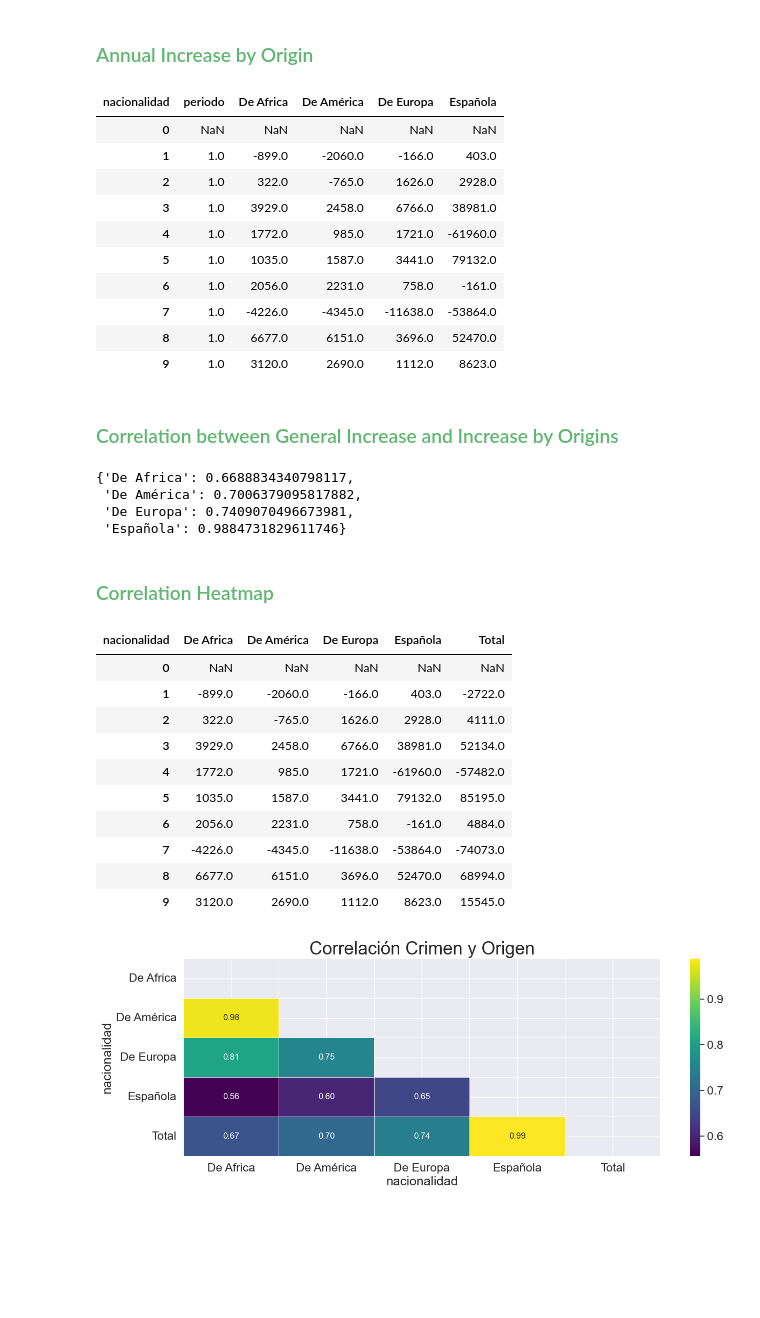
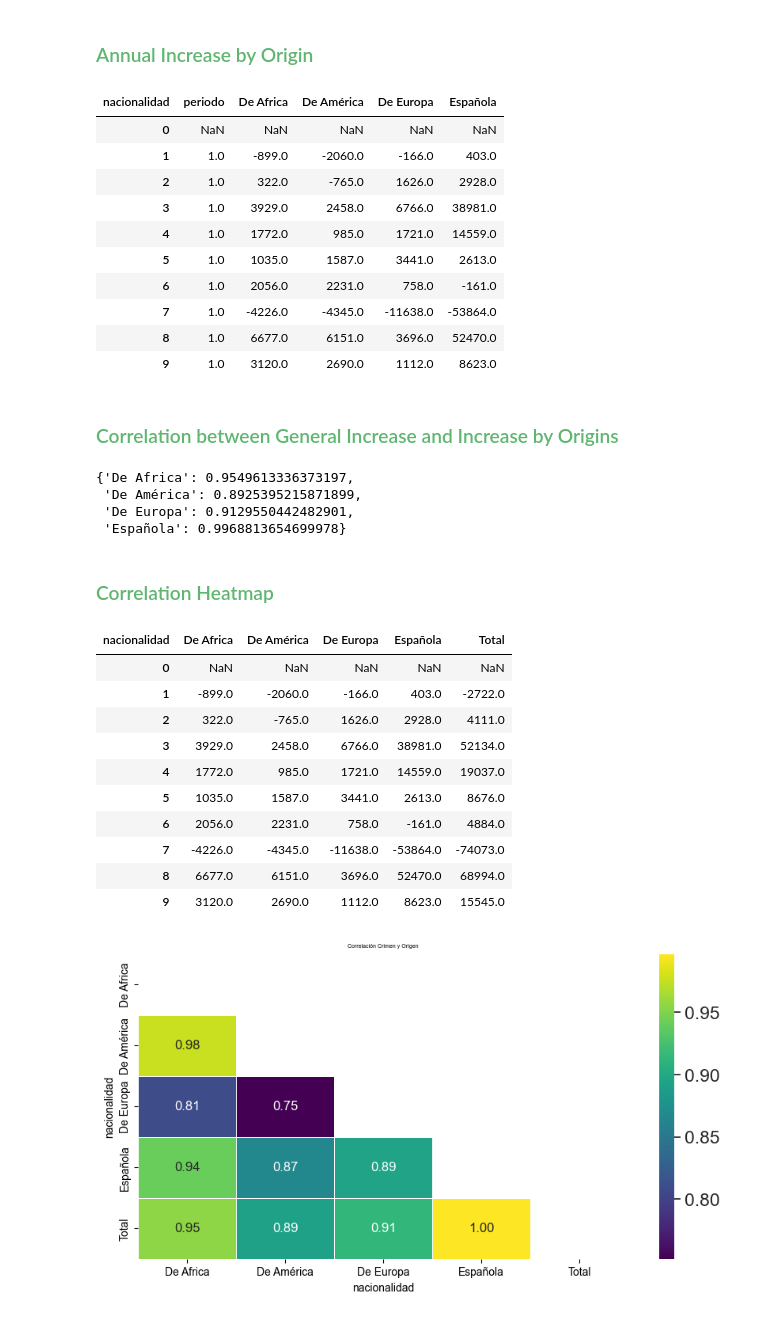
Before and after one commit to TonioDominguez/spanish_crimes_per_nacionality, a Jupyter notebook: Crime in Spain v1.ipynb, the cells around one changed output. Drawn from its saved outputs; the diff is of its cells as text; code cells hidden in the pictures; blank space fills up the shorter version.

```diff
--- a/Crime in Spain v1.ipynb
+++ b/Crime in Spain v1.ipynb
@@ -930,3 +982,5 @@ plt.grid(True)
+# %%
+df.loc[114, "total"] = value_114
 # %% [markdown]
 <h3 style="color: #60b671;">Decade Numbers and Percetage</h3>
 # %%
@@ -1091,8 +1152,8 @@ anual_origin_increase
 | 1 | 1.0 | -899.0 | -2060.0 | -166.0 | 403.0 |
 | 2 | 1.0 | 322.0 | -765.0 | 1626.0 | 2928.0 |
 | 3 | 1.0 | 3929.0 | 2458.0 | 6766.0 | 38981.0 |
-| 4 | 1.0 | 1772.0 | 985.0 | 1721.0 | -61960.0 |
-| 5 | 1.0 | 1035.0 | 1587.0 | 3441.0 | 79132.0 |
+| 4 | 1.0 | 1772.0 | 985.0 | 1721.0 | 14559.0 |
+| 5 | 1.0 | 1035.0 | 1587.0 | 3441.0 | 2613.0 |
 | 6 | 1.0 | 2056.0 | 2231.0 | 758.0 | -161.0 |
 | 7 | 1.0 | -4226.0 | -4345.0 | -11638.0 | -53864.0 |
 | 8 | 1.0 | 6677.0 | 6151.0 | 3696.0 | 52470.0 |
@@ -1109,10 +1170,10 @@ for origin in anual_origin_increase[1:]:
 # %%
 correlations
 # %% [output]
-{'De Africa': 0.6688834340798117,
- 'De América': 0.7006379095817882,
- 'De Europa': 0.7409070496673981,
- 'Española': 0.9884731829611746}
+{'De Africa': 0.9549613336373197,
+ 'De América': 0.8925395215871899,
+ 'De Europa': 0.9129550442482901,
+ 'Española': 0.9968813654699978}
 # %% [markdown]
 <h3 style="color: #60b671;">Correlation Heatmap</h3>
 # %%
@@ -1127,8 +1188,8 @@ anual_origin_increase
 | 1 | -899.0 | -2060.0 | -166.0 | 403.0 | -2722.0 |
 | 2 | 322.0 | -765.0 | 1626.0 | 2928.0 | 4111.0 |
 | 3 | 3929.0 | 2458.0 | 6766.0 | 38981.0 | 52134.0 |
-| 4 | 1772.0 | 985.0 | 1721.0 | -61960.0 | -57482.0 |
-| 5 | 1035.0 | 1587.0 | 3441.0 | 79132.0 | 85195.0 |
+| 4 | 1772.0 | 985.0 | 1721.0 | 14559.0 | 19037.0 |
+| 5 | 1035.0 | 1587.0 | 3441.0 | 2613.0 | 8676.0 |
 | 6 | 2056.0 | 2231.0 | 758.0 | -161.0 | 4884.0 |
 | 7 | -4226.0 | -4345.0 | -11638.0 | -53864.0 | -74073.0 |
 | 8 | 6677.0 | 6151.0 | 3696.0 | 52470.0 | 68994.0 |
@@ -1138,12 +1199,12 @@ anual_crime_corr = anual_origin_increase.corr()
 # %%
 mask = np.zeros_like(anual_crime_corr)
 mask[np.triu_indices_from(mask)] = True # optional, to hide repeat half of the matrix
 
-f, ax = plt.subplots(figsize=(15, 5))
+f, ax = plt.subplots(figsize=(10, 5))
 sns.set(font_scale=1.5) # increase font size
 
 ax = sns.heatmap(anual_crime_corr, mask=mask, annot=True, annot_kws={"size": 12}, linewidths=.5, cmap="viridis", fmt=".2f", ax=ax) # round to 2 decimal places
-ax.set_title("Correlación Crimen y Origen", fontsize=17) # add title
+ax.set_title("Correlación Crimen y Origen", fontsize=5) # add title
 plt.show()
 # %% [output]
-[figure, old version]
+[figure, new version]
```
Also changed, not shown: parts of 26 cells of this notebook, 1 other file.
